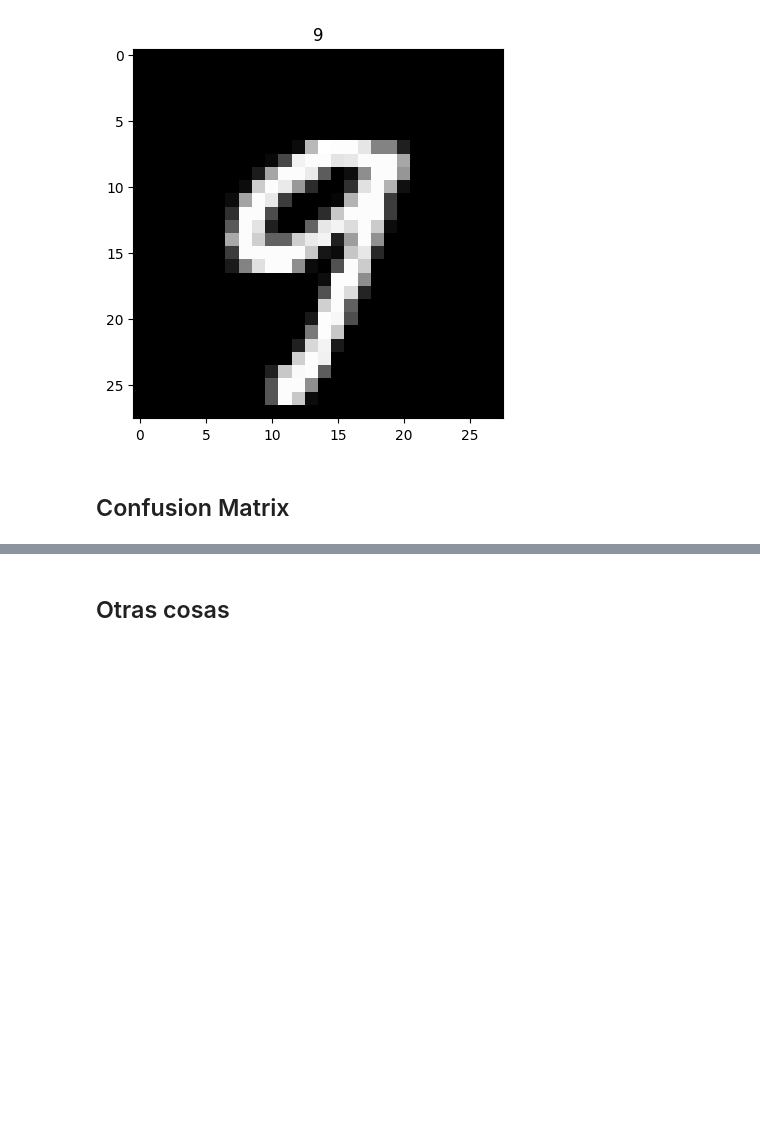
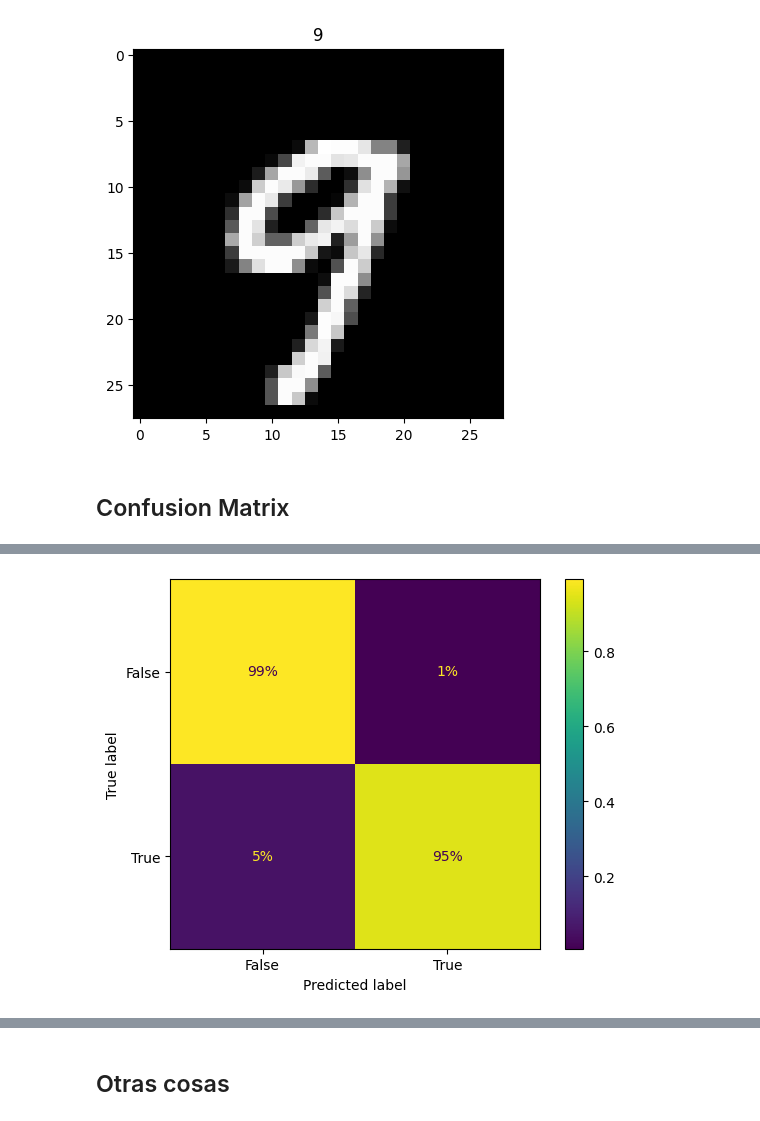
Before and after one commit to Edd17369/machine-learning, a Jupyter notebook: geron_Classification.ipynb, the cells around one changed output, grey strips where cells are left out. Saved outputs shown, nothing was run; the diff lists cells and outputs as text; code cells hidden in the pictures; blank space fills up the shorter version.

```diff
--- a/geron_Classification.ipynb
+++ b/geron_Classification.ipynb
@@ -64,0 +84,5 @@ print(confusion_matrix(y_pred_5d, y_train_5))
+# %%
+ConfusionMatrixDisplay.from_predictions(y_train_5, y_pred_5, normalize="true", values_format=".0%")
+plt.show()
+# %% [output]
+[figure, added]
```
Also changed, not shown: parts of 16 cells of this notebook, 1 other file.
